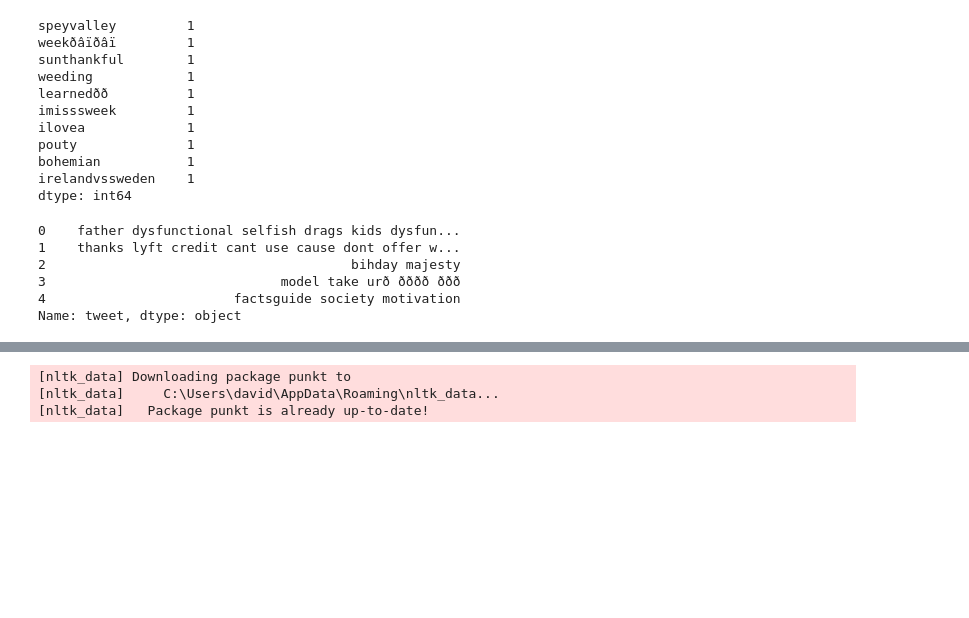
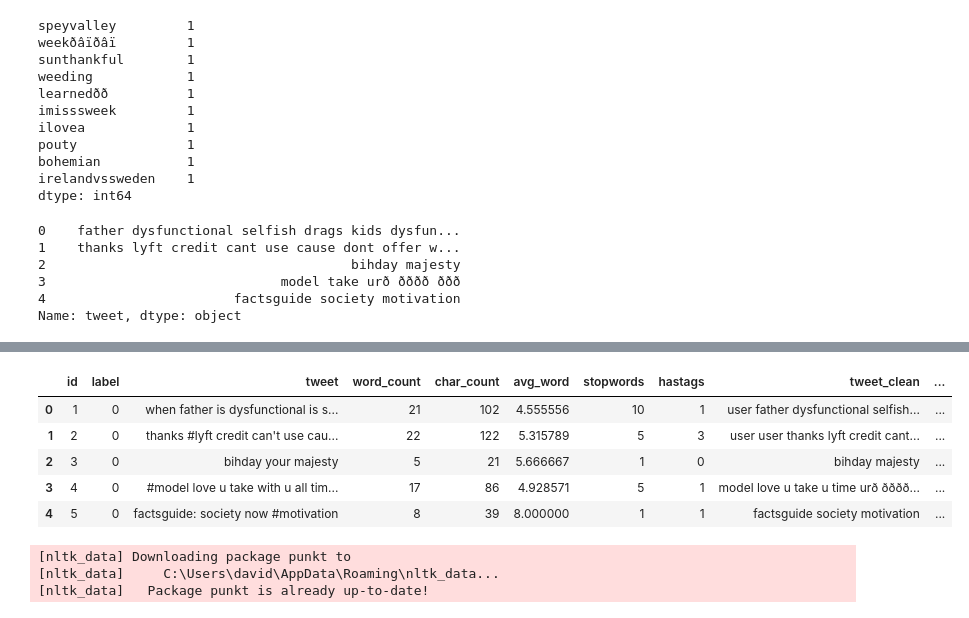
Before and after one commit to sbs24013/CCT, a Jupyter notebook: Data Preparation & Visualisation/Text_Processing.ipynb, the cells around one changed output, grey strips where cells are left out. Saved outputs shown, nothing was run; the diff lists cells and outputs as text; code cells hidden in the pictures; blank space fills up the shorter version.

```diff
--- a/Data Preparation & Visualisation/Text_Processing.ipynb
+++ b/Data Preparation & Visualisation/Text_Processing.ipynb
@@ -293,0 +321,2 @@ Name: tweet, dtype: object
+# %%
+train['sentiment'] = train['tweet_clean'].apply(lambda x: str(TextBlob(x).sentiment[0]))
@@ -294,3 +332,12 @@ Name: tweet, dtype: object
+# %%
+train.head()
+# %% [output]
+|  | id | label | tweet | word_count | char_count | avg_word | stopwords | hastags | tweet_clean | ... |
+| 0 | 1 | 0 | when father is dysfunctional is s... | 21 | 102 | 4.555556 | 10 | 1 | user father dysfunctional selfish... | ... |
+| 1 | 2 | 0 | thanks #lyft credit can't use cau... | 22 | 122 | 5.315789 | 5 | 3 | user user thanks lyft credit cant... | ... |
+| 2 | 3 | 0 | bihday your majesty | 5 | 21 | 5.666667 | 1 | 0 | bihday majesty | ... |
+| 3 | 4 | 0 | #model love u take with u all tim... | 17 | 86 | 4.928571 | 5 | 1 | model love u take u time urð ðððð... | ... |
+| 4 | 5 | 0 | factsguide: society now #motivation | 8 | 39 | 8.000000 | 1 | 1 | factsguide society motivation | ... |
 # %%
 nltk.download('punkt')
 TextBlob(train['tweet'][1]).words
```
Also changed, not shown: parts of 5 cells of this notebook, 4 other files.
